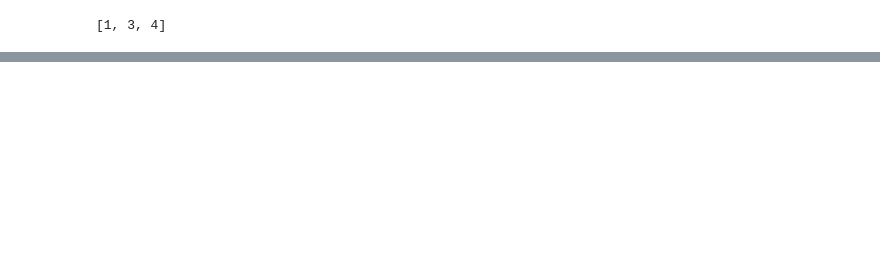
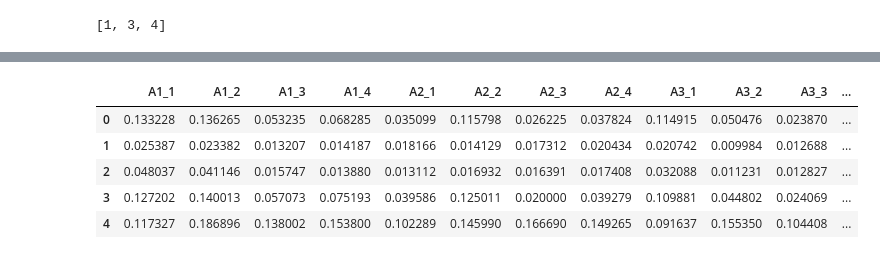
Before and after one commit to mumbihere/mrt, a Jupyter notebook: experiments/data_cleaning_2.ipynb, the cells around one changed output, grey strips where cells are left out. Saved outputs shown, nothing was run; the diff lists cells and outputs as text; code cells hidden in the pictures; blank space fills up the shorter version.

```diff
--- a/experiments/data_cleaning_2.ipynb
+++ b/experiments/data_cleaning_2.ipynb
@@ -64,7 +66,7 @@ def cosine(X,Y):
 
 
 #Function that compares the cosine similarity between 2 groups
-def cos_compare(fft_type, step,subject):
+def cos_compare(fft_type, step,substep,subject):
     #Set-Passthought will be our comparison session
     #Select all fft segnals in that period and get the mean across all 129
     set_passthought_signals = df[(df['stage']=='set_passthought')
@@ -78,8 +80,13 @@ def cos_compare(fft_type, step,subject):
     benchmark.shape
 
 
+#     comparison_group = (df[(df['stage']=="authenticate") &(df['fft_type'] == fft_type)
+#                            &(df['step'] == step) &(df['subject'] == subject)] )['raw_fft']
+
     comparison_group = (df[(df['stage']=="authenticate") &(df['fft_type'] == fft_type)
+                           &(df['substep'] == substep)
                            &(df['step'] == step) &(df['subject'] == subject)] )['raw_fft']
+
     mylist2 = [x.applymap(float).mean(axis=0) for x in comparison_group ]
     dataframe2 = pd.DataFrame(data=mylist2) #Convert the list to a dataframe
     comparison_group = dataframe2.mean(axis=0) #Take the mean across the 3 sessions
@@ -213,7 +221,7 @@ df[df['stage'] =='authenticate'].head()
 cosinedata = []
 for subjectID in range(len(data)):
     for f in ffts:
-        d = [cos_compare(f,step,subjectID) for step in range(steps[2]) ]
+        d = [cos_compare(f,step,substep,subjectID) for step in range(steps[2]) for substep in range(4) ]
         d.append(subjectID)
         d.append(f)
         cosinedata.append(d)
@@ -234,0 +264,12 @@ df2.head()
+# %%
+df2 = pd.DataFrame(data=cosinedata, columns=['A1_1','A1_2','A1_3','A1_4','A2_1','A2_2','A2_3','A2_4',
+                                             'A3_1','A3_2','A3_3','A3_4','A4_1','A4_2','A4_3','A4_4',
+                                             'Subject','fft_type'])
+df2.head()
+# %% [output]
+|  | A1_1 | A1_2 | A1_3 | A1_4 | A2_1 | A2_2 | A2_3 | A2_4 | A3_1 | A3_2 | A3_3 | ... |
+| 0 | 0.133228 | 0.136265 | 0.053235 | 0.068285 | 0.035099 | 0.115798 | 0.026225 | 0.037824 | 0.114915 | 0.050476 | 0.023870 | ... |
+| 1 | 0.025387 | 0.023382 | 0.013207 | 0.014187 | 0.018166 | 0.014129 | 0.017312 | 0.020434 | 0.020742 | 0.009984 | 0.012688 | ... |
+| 2 | 0.048037 | 0.041146 | 0.015747 | 0.013880 | 0.013112 | 0.016932 | 0.016391 | 0.017408 | 0.032088 | 0.011231 | 0.012827 | ... |
+| 3 | 0.127202 | 0.140013 | 0.057073 | 0.075193 | 0.039586 | 0.125011 | 0.020000 | 0.039279 | 0.109881 | 0.044802 | 0.024069 | ... |
+| 4 | 0.117327 | 0.186896 | 0.138002 | 0.153800 | 0.102289 | 0.145990 | 0.166690 | 0.149265 | 0.091637 | 0.155350 | 0.104408 | ... |
```
Also changed, not shown: parts of 12 cells of this notebook.
